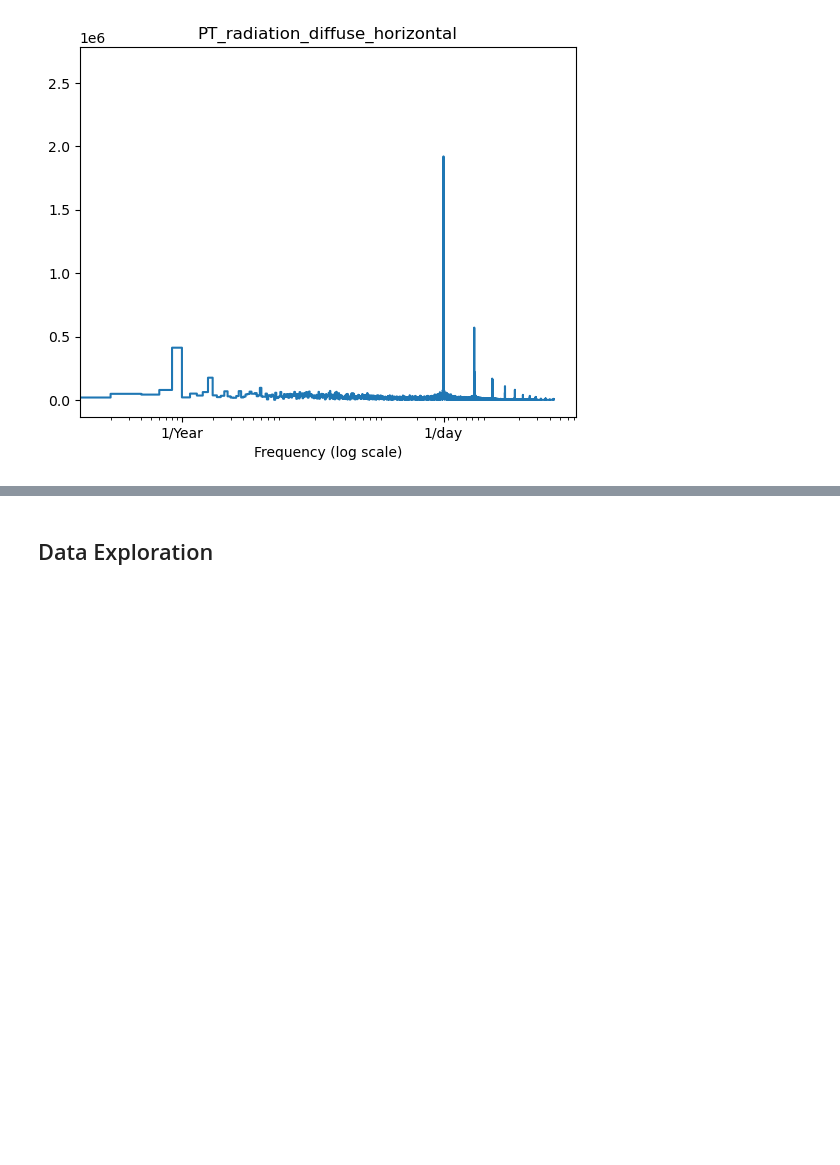
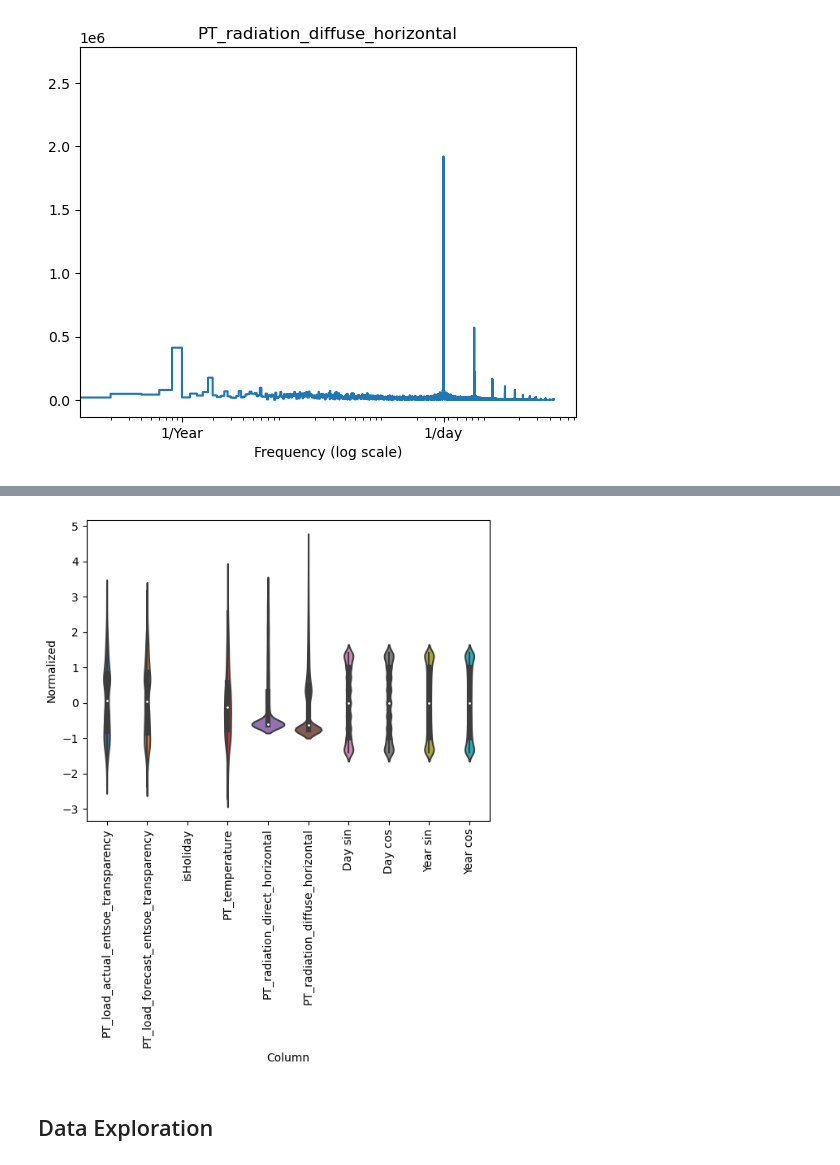
Before and after one commit to TuskenRaiderrJCS/DLNN_Group_Project, a Jupyter notebook: DLNN.ipynb, the cells around one changed output, grey strips where cells are left out. Saved outputs shown, nothing was run; the diff lists cells and outputs as text; code cells hidden in the pictures; blank space fills up the shorter version.

```diff
--- a/DLNN.ipynb
+++ b/DLNN.ipynb
@@ -92,5 +122,8 @@ worksheet_EnergyConsumption.drop([
 # Bfill
 worksheet_EnergyConsumption["PT_load_forecast_entsoe_transparency"] = worksheet_EnergyConsumption["PT_load_forecast_entsoe_transparency"].bfill()
 worksheet_EnergyConsumption["PT_load_actual_entsoe_transparency"] = worksheet_EnergyConsumption["PT_load_actual_entsoe_transparency"].bfill()
+# %%
+pt_holidays=holidays.country_holidays('PT')
+worksheet_EnergyConsumption['isHoliday']=pd.Series(worksheet_EnergyConsumption.index).apply(lambda x: holidays.country_holidays('PT').get(x)).values.astype('bool').astype('int')
 # %%
 df=pd.merge(worksheet_EnergyConsumption, worksheet_Weather, on="utc_timestamp")
@@ -176,2 +179,36 @@ X_train, y_train, X_val, y_val = load_data(hourly_energy_consumption, hourly_tem
+# %%
+df=df.set_index('utc_timestamp')
+# %%
+# Splitting the data -
+# slicing the data for
+# - Training : [2015-2017]
+# - Test: [2018]
+# - Validation [2019]
+# COMMENTS:
+# Em timeseries forecasting pode-se fazer é testar os modelos com splits diferentes, para fazer cross validation dos datasets utilizados. Caso contrário podemos cair no erro de seleccionar o melhor modelo, randomly.
+
+df_train=df.loc['2015':'2017'].copy()
+df_test=df.loc['2018'].copy()
+df_validation=df.loc['2019'].copy()
+# %%
+# Normalize the data
+# The normalization should not consider the time-series/features within the test and validation sets.
+# Hence, "the mean and standard deviation should only be computed using the training data
+# so that the models have no access to the values in the validation and test sets."
+# ref- https://www.tensorflow.org/tutorials/structured_data/time_series
+train_mean = df_train.mean()
+train_std = df_train.std()
+
+train_df = (df_train - train_mean) / train_std
+val_df = (df_validation - train_mean) / train_std
+test_df = (df_test - train_mean) / train_std
+# %%
+df_std = (df - train_mean) / train_std
+df_std = df_std.melt(var_name='Column', value_name='Normalized')
+plt.figure()
+ax = sns.violinplot(x='Column', y='Normalized', data=df_std)
+_ = ax.set_xticklabels(df.keys(), rotation=90)
+# %% [output]
+[figure, added]
 # %% [markdown]
 ## Data Exploration
```
Also changed, not shown: parts of 12 cells of this notebook.
